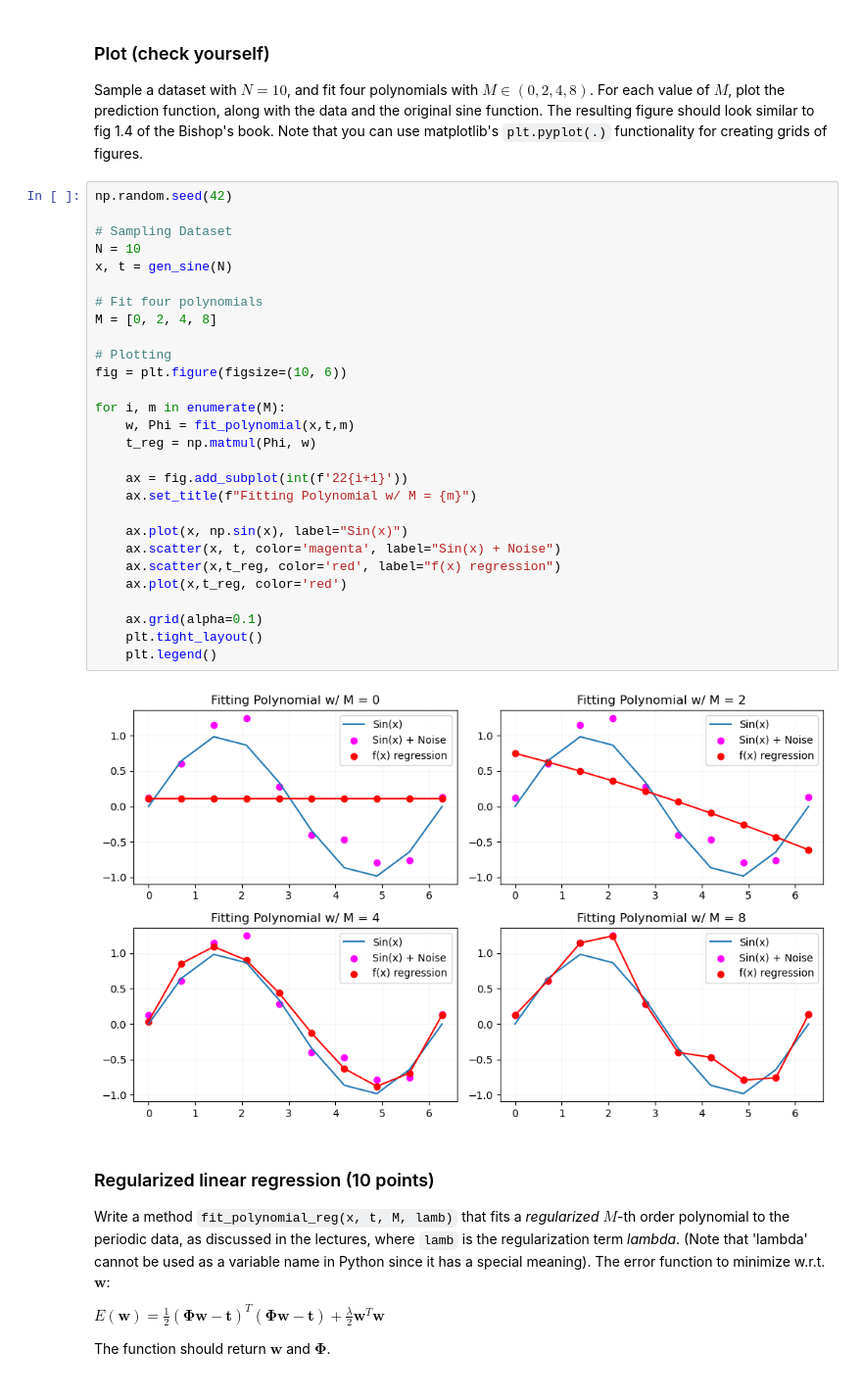
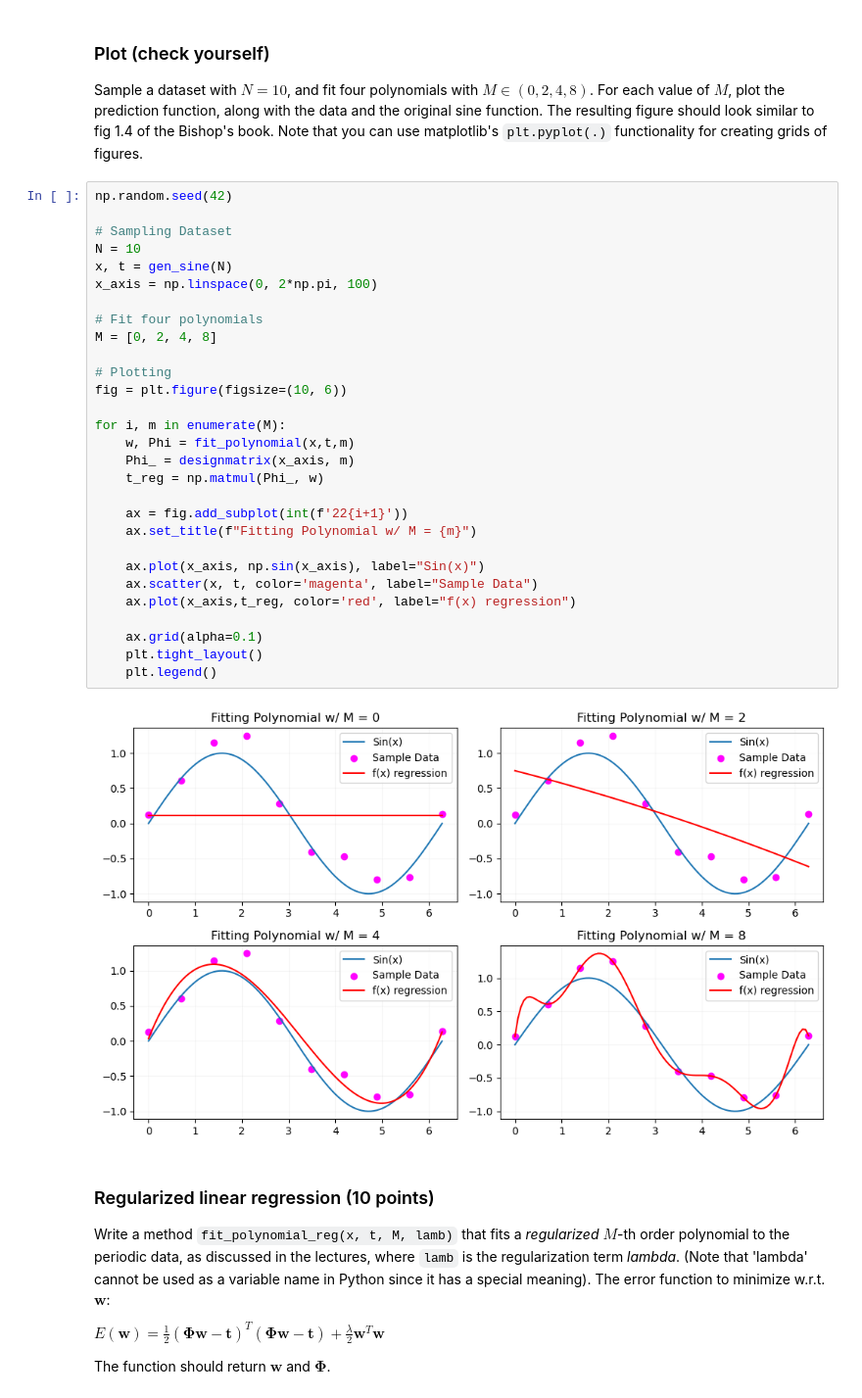
Before and after one commit to danilotpnta/machine_learning1, a Jupyter notebook: Lab1/14077566_lab1.ipynb, the cells around one changed output. Shown: that part at 98% size. Drawn from its saved outputs; the diff is of its cells as text.

```diff
--- a/Lab1/14077566_lab1.ipynb
+++ b/Lab1/14077566_lab1.ipynb
@@ -385,33 +388,34 @@ For each value of $M$, plot the prediction function, along with the data and the
 # %%
 np.random.seed(42)
 
 # Sampling Dataset
 N = 10
 x, t = gen_sine(N)
+x_axis = np.linspace(0, 2*np.pi, 100)
 
 # Fit four polynomials
 M = [0, 2, 4, 8]
 
 # Plotting
 fig = plt.figure(figsize=(10, 6))
 
 for i, m in enumerate(M):
     w, Phi = fit_polynomial(x,t,m)
-    t_reg = np.matmul(Phi, w)
+    Phi_ = designmatrix(x_axis, m)
+    t_reg = np.matmul(Phi_, w)
 
     ax = fig.add_subplot(int(f'22{i+1}'))
     ax.set_title(f"Fitting Polynomial w/ M = {m}")
 
-    ax.plot(x, np.sin(x), label="Sin(x)")
-    ax.scatter(x, t, color='magenta', label="Sin(x) + Noise")
-    ax.scatter(x,t_reg, color='red', label="f(x) regression")
-    ax.plot(x,t_reg, color='red')
+    ax.plot(x_axis, np.sin(x_axis), label="Sin(x)")
+    ax.scatter(x, t, color='magenta', label="Sample Data")
+    ax.plot(x_axis,t_reg, color='red', label="f(x) regression")
 
     ax.grid(alpha=0.1)
     plt.tight_layout()
     plt.legend()
 # %% [output]
-[figure, old version]
+[figure, new version]
 # %% [markdown]
 ### Regularized linear regression (10 points)
 
```
Also changed, not shown: parts of 4 cells of this notebook.
